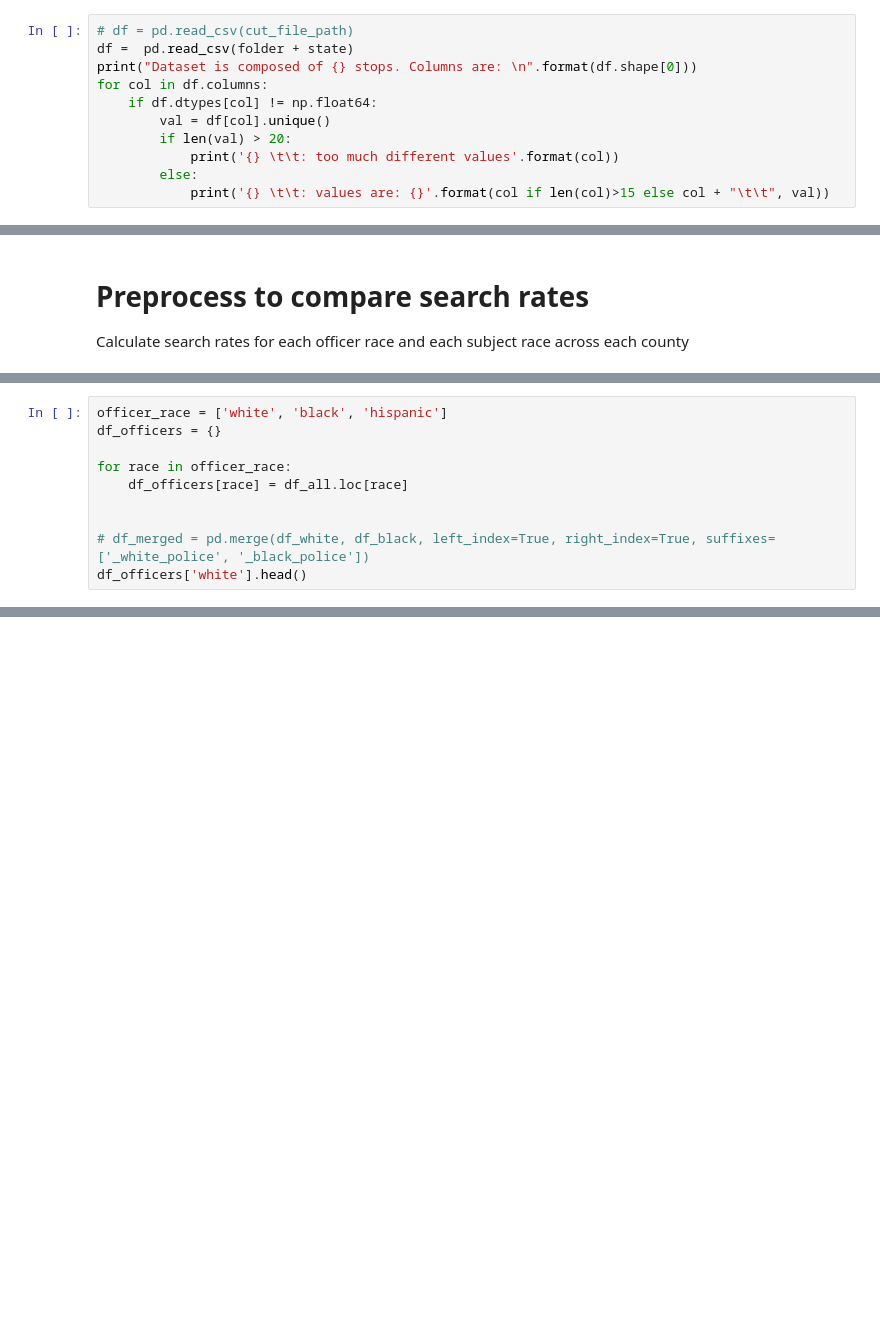
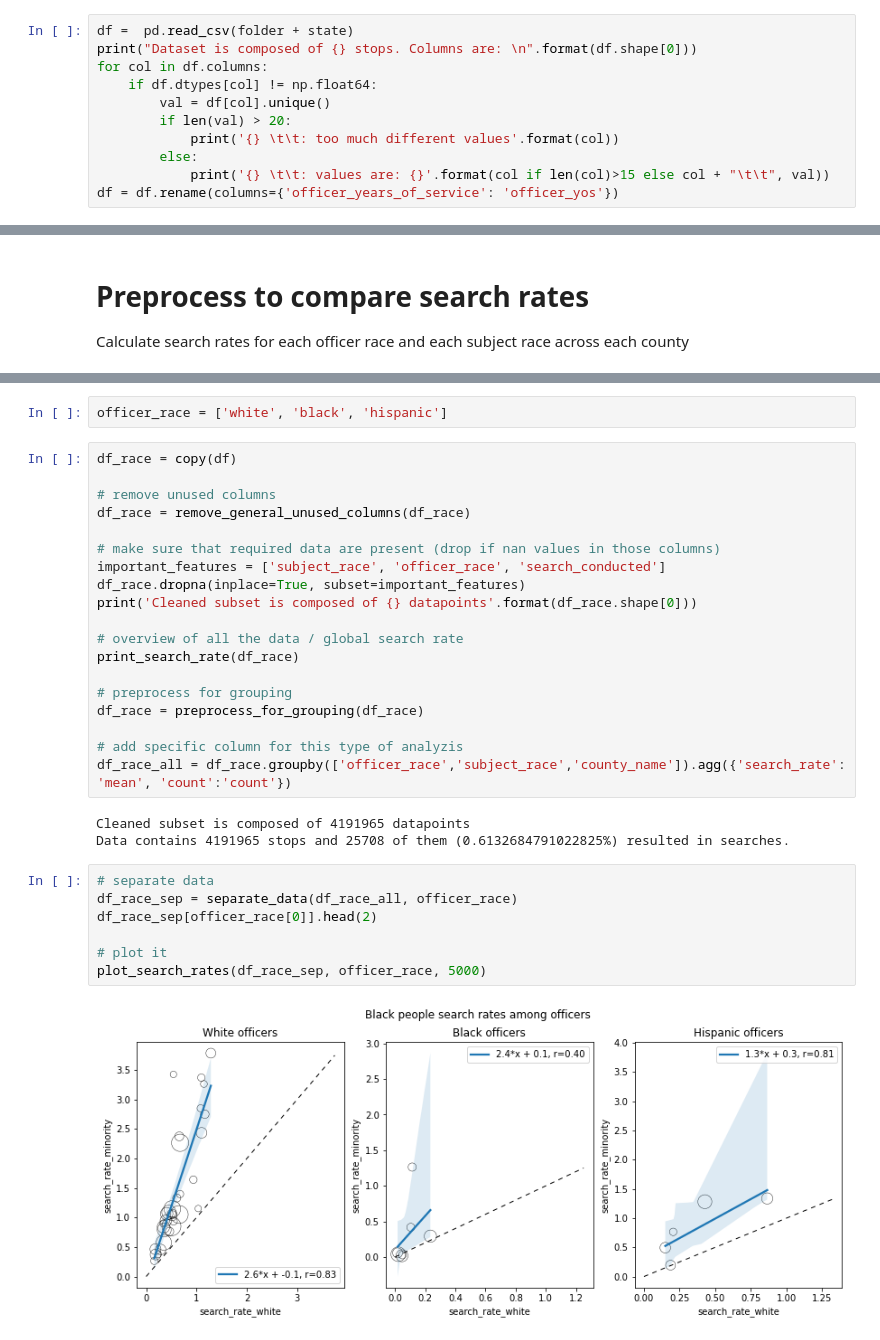
Before and after one commit to epfl-ada/ada-2020-project-milestone-p3-p3_vsl, a Jupyter notebook: notebook.ipynb, the cells around one changed output, grey strips where cells are left out. Saved outputs shown, nothing was run; the diff lists cells and outputs as text; blank space fills up the shorter version.

Commit message:
add study of search_rate based on the characteristics of police officers

```diff
--- a/notebook.ipynb
+++ b/notebook.ipynb
@@ -25,5 +26,4 @@ df.to_csv(cut_file_path, index = False)
 # %%
-# df = pd.read_csv(cut_file_path)
 df =  pd.read_csv(folder + state)
 print("Dataset is composed of {} stops. Columns are: \n".format(df.shape[0]))
 for col in df.columns:
@@ -33,6 +33,7 @@ for col in df.columns:
             print('{} \t\t: too much different values'.format(col))
         else:
             print('{} \t\t: values are: {}'.format(col if len(col)>15 else col + "\t\t", val))
+df = df.rename(columns={'officer_years_of_service': 'officer_yos'})
 # %% [output]
 Dataset is composed of 7297538 stops. Columns are:
 
@@ -112,10 +58,0 @@ Data contains 2879765 stops and 18966 of them (0.6585954062223828%) resulted in
-# %%
-officer_race = ['white', 'black', 'hispanic']
-df_officers = {}
-
-for race in officer_race:
-    df_officers[race] = df_all.loc[race]
-
-
-# df_merged = pd.merge(df_white, df_black, left_index=True, right_index=True, suffixes=['_white_police', '_black_police'])
-df_officers['white'].head()
@@ -129,0 +132,33 @@ df_officers['white'].head()
+# %%
+officer_race = ['white', 'black', 'hispanic']
+# %%
+df_race = copy(df)
+
+# remove unused columns
+df_race = remove_general_unused_columns(df_race)
+
+# make sure that required data are present (drop if nan values in those columns)
+important_features = ['subject_race', 'officer_race', 'search_conducted']
+df_race.dropna(inplace=True, subset=important_features)
+print('Cleaned subset is composed of {} datapoints'.format(df_race.shape[0]))
+
+# overview of all the data / global search rate
+print_search_rate(df_race)
+
+# preprocess for grouping
+df_race = preprocess_for_grouping(df_race)
+
+# add specific column for this type of analyzis
+df_race_all = df_race.groupby(['officer_race','subject_race','county_name']).agg({'search_rate': 'mean', 'count':'count'})
+# %% [output]
+Cleaned subset is composed of 4191965 datapoints
+Data contains 4191965 stops and 25708 of them (0.6132684791022825%) resulted in searches.
+# %%
+# separate data
+df_race_sep = separate_data(df_race_all, officer_race)
+df_race_sep[officer_race[0]].head(2)
+
+# plot it
+plot_search_rates(df_race_sep, officer_race, 5000)
+# %% [output]
+[figure, added]
```
Also changed, not shown: parts of 23 cells of this notebook.
